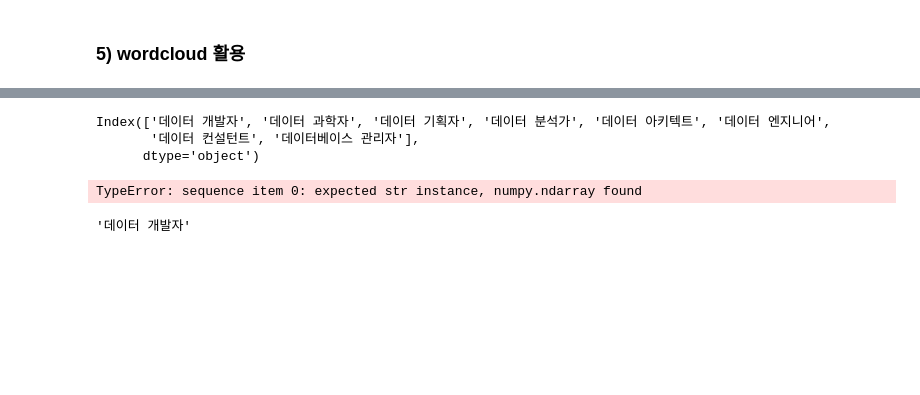
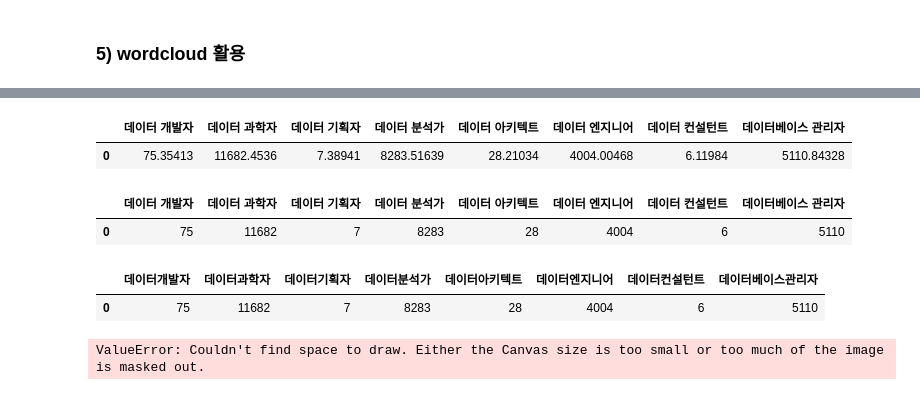
Before and after one commit to Minsoo0405/Visualize_Industrial_Trends, a Jupyter notebook: minsoo/code/labeling_visualization(job search volume).ipynb, the cells around one changed output, grey strips where cells are left out. Saved outputs shown, nothing was run; the diff lists cells and outputs as text; code cells hidden in the pictures; blank space fills up the shorter version.

```diff
--- a/minsoo/code/labeling_visualization(job search volume).ipynb
+++ b/minsoo/code/labeling_visualization(job search volume).ipynb
@@ -205,35 +206,50 @@ plt.show()
 # %%
 sample = pd.DataFrame(data_lab.sum(axis=0)).transpose()
+sample
+# %% [output]
+|  | 데이터 개발자 | 데이터 과학자 | 데이터 기획자 | 데이터 분석가 | 데이터 아키텍트 | 데이터 엔지니어 | 데이터 컨설턴트 | 데이터베이스 관리자 |
+| 0 | 75.35413 | 11682.4536 | 7.38941 | 8283.51639 | 28.21034 | 4004.00468 | 6.11984 | 5110.84328 |
-# %%
-sample.columns
-# %% [output]
-Index(['데이터 개발자', '데이터 과학자', '데이터 기획자', '데이터 분석가', '데이터 아키텍트', '데이터 엔지니어',
-       '데이터 컨설턴트', '데이터베이스 관리자'],
-      dtype='object')
+# %%
+sample1 = sample.astype(int)
+sample1
+# %% [output]
+|  | 데이터 개발자 | 데이터 과학자 | 데이터 기획자 | 데이터 분석가 | 데이터 아키텍트 | 데이터 엔지니어 | 데이터 컨설턴트 | 데이터베이스 관리자 |
+| 0 | 75 | 11682 | 7 | 8283 | 28 | 4004 | 6 | 5110 |
+# %%
+sample1.columns = ["데이터개발자 ", "데이터과학자 ", "데이터기획자 ", "데이터분석가 ", "데이터아키텍트 ", "데이터엔지니어 ", "데이터컨설턴트 ", "데이터베이스관리자 "]
+sample1
+# %% [output]
+|  | 데이터개발자 | 데이터과학자 | 데이터기획자 | 데이터분석가 | 데이터아키텍트 | 데이터엔지니어 | 데이터컨설턴트 | 데이터베이스관리자 |
+| 0 | 75 | 11682 | 7 | 8283 | 28 | 4004 | 6 | 5110 |
 # %%
 # 직무별 합계
-data_lab_total = pd.DataFrame(data_lab.sum(axis=0).transpose())
+data_lab_total = pd.DataFrame(data_lab.sum(axis=0)).transpose()
+
+# 데이터프레임 값을 int으로 타입 변환
+data_lab_total = data_lab_total.astype(int)
+
+# 데이터프레임 column 내에 띄어쓰기 삭제
+data_lab_total.columns = ["데이터개발자", "데이터과학자", "데이터기획자", "데이터분석가", "데이터아키텍트", "데이터엔지니어", "데이터컨설턴트", "데이터베이스관리자"]
 
 # 데이터프레임의 인덱스에 해당하는 단어들을 가져오기
 data_words = data_lab_total.columns
 
 # 각 단어들을 원하는 횟수만큼 반복하여 문자열로 저장
-data_word = " ".join([data_lab_total.columns[i] * data_lab_total.values[i]
+data_word = " ".join([data_words[i] * data_lab_total.values[0,i]
                       for i in range(len(data_words))
                       ])
 
 # WordCloud 객체를 생성하고, 생성한 문자열을 사용하여 wordcloud를 생성
-wordcloud = WordCloud(font_path="/Users/kimminsoo/Library/Fonts/NanumGothic.otf", width=800, height=400,
-                      background_color="white", colormap="Set2").generate(data_word)
+wordcloud = WordCloud(collocation_threshold=500,
+                       font_path="/Users/kimminsoo/Library/Fonts/NanumGothic.otf",
+                       width=800, height=600,
+                       background_color="white").generate(data_word)
 
 # wordcloud를 시각화
-plt.figure(figsize=(10, 5))
+plt.figure(figsize=(27, 24))
+plt.axis("off")
+plt.grid(False)
 plt.imshow(wordcloud)
-plt.axis("off")
 plt.show()
 # %% [output]
-TypeError: sequence item 0: expected str instance, numpy.ndarray found
+ValueError: Couldn't find space to draw. Either the Canvas size is too small or too much of the image is masked out.
-# %%
-data_lab.columns[0]
-# %% [output]
-'데이터 개발자'
```
Also changed, not shown: parts of 3 cells of this notebook.
